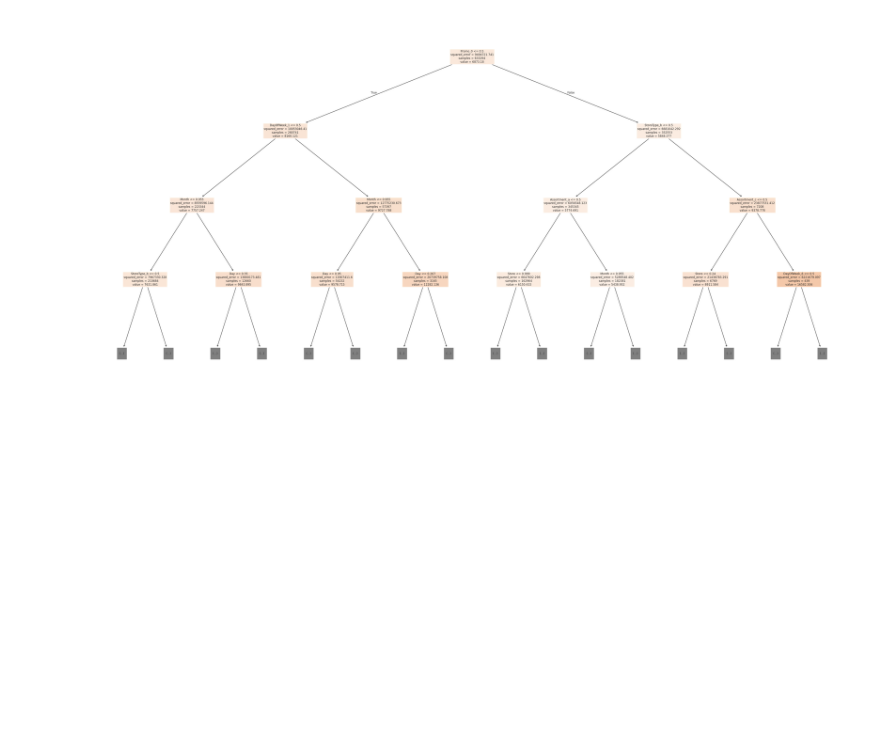
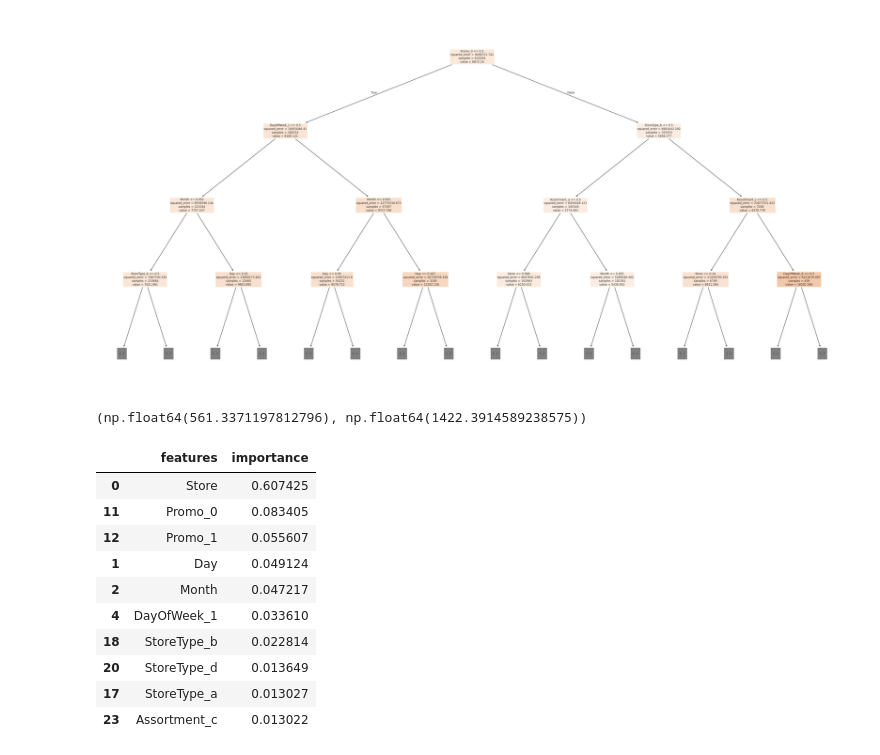
Before and after one commit to JohnUfo/python-and-scikit-tutorial, a Jupyter notebook: business_driven_ml_approach.ipynb, the cells around one changed output. Saved outputs shown, nothing was run; the diff lists cells and outputs as text; code cells hidden in the pictures; blank space fills up the shorter version.

```diff
--- a/business_driven_ml_approach.ipynb
+++ b/business_driven_ml_approach.ipynb
@@ -424,5 +424,25 @@ plt.show()
 # %%
 from sklearn.ensemble import RandomForestRegressor
 # %%
-rf = RandomForestRegressor(random_state=42, n_jobs=-1, n_estimators=100)
+rf = RandomForestRegressor(random_state=42, n_jobs=-1, n_estimators=10)
 try_model(rf)
+# %% [output]
+(np.float64(561.3371197812796), np.float64(1422.3914589238575))
+# %%
+importance_df = pd.DataFrame({
+    'features': numeric_cols + encoded_cols,
+    'importance': rf.feature_importances_
+}).sort_values('importance', ascending=False)
+importance_df.head(10)
+# %% [output]
+|  | features | importance |
+| 0 | Store | 0.607425 |
+| 11 | Promo_0 | 0.083405 |
+| 12 | Promo_1 | 0.055607 |
+| 1 | Day | 0.049124 |
+| 2 | Month | 0.047217 |
+| 4 | DayOfWeek_1 | 0.033610 |
+| 18 | StoreType_b | 0.022814 |
+| 20 | StoreType_d | 0.013649 |
+| 17 | StoreType_a | 0.013027 |
+| 23 | Assortment_c | 0.013022 |
```
Also changed, not shown: parts of 12 cells of this notebook.
